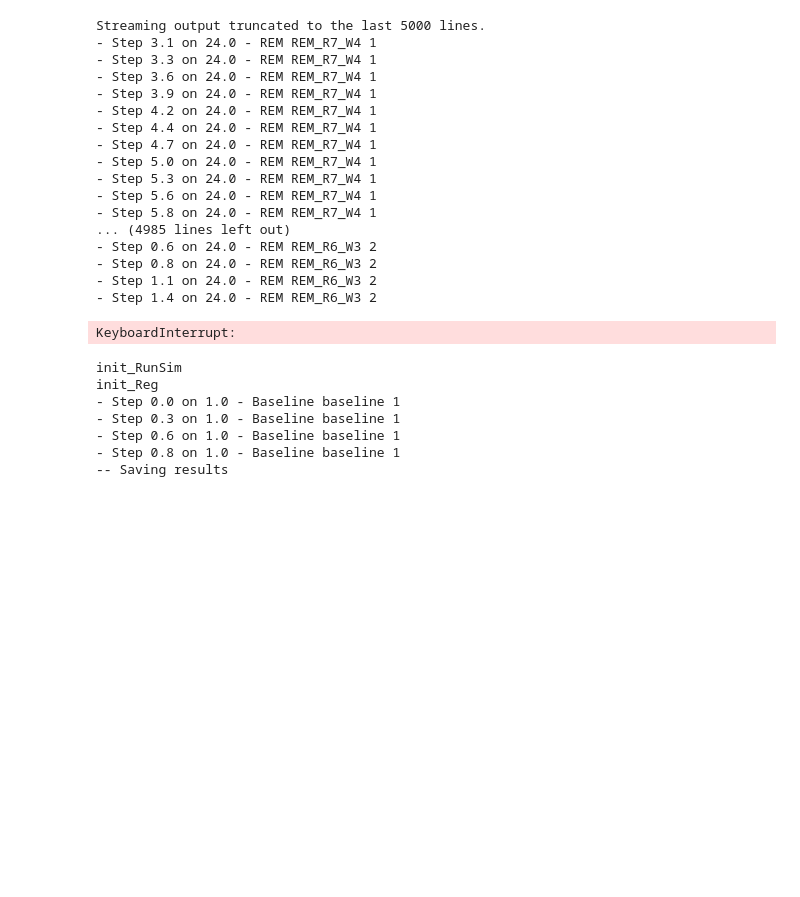
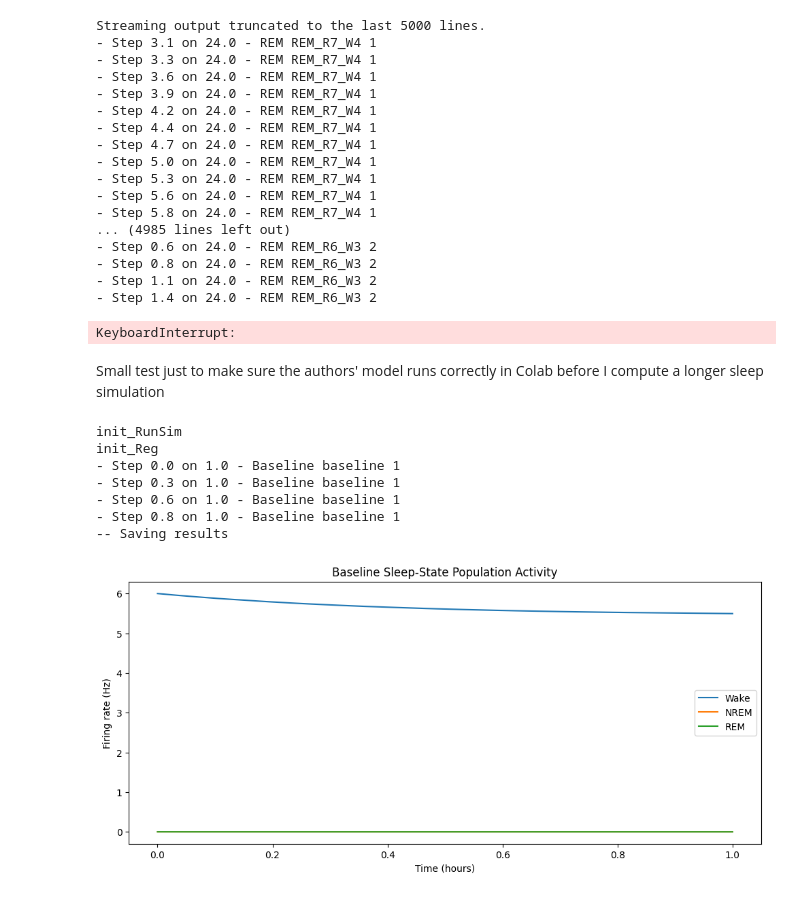
Before and after one commit to briskicedteaa/SP-Model-Repo, a Jupyter notebook: Prototype_v0_3.ipynb, the cells around one changed output. Cells and saved outputs as stored; diff of their text form; code cells hidden in the pictures; blank space fills up the shorter version.

Commit message:
Added markdowns

```diff
--- a/Prototype_v0_3.ipynb
+++ b/Prototype_v0_3.ipynb
@@ -459,6 +459,8 @@ Streaming output truncated to the last 5000 lines.
 - Step 1.1 on 24.0 - REM REM_R6_W3 2
 - Step 1.4 on 24.0 - REM REM_R6_W3 2
 KeyboardInterrupt:
+# %% [markdown]
+Small test just to make sure the authors' model runs correctly in Colab before I compute a longer sleep simulation
 # %%
 g_RRe = 1.6
 g_RWe = 1.0
@@ -487,3 +489,28 @@ init_Reg
 - Step 0.6 on 1.0 - Baseline baseline 1
 - Step 0.8 on 1.0 - Baseline baseline 1
 -- Saving results
+# %%
+#@markdown #### **Plot**
+
+#@markdown The model stayed basically awake for the entire first simulated hour. Wake activity starts around 6 Hz and slowly falls toward about 5.5 Hz, while NREM and REM stay essentially at zero. So there was no state transition yet.
+
+#@markdown That actually matches the behavior the authors describe: their model deliberately starts with high Wake-population activity, then the homeostatic sleep drive gradually builds during wakefulness until Wake activity eventually drops and the model enters NREM. REM/NREM alternations happen later.
+
+import matplotlib.pyplot as plt
+
+time_hours = baseline.tempTime / 3600
+
+plt.figure(figsize=(12, 5))
+
+plt.plot(time_hours, baseline.F_W, label="Wake")
+plt.plot(time_hours, baseline.F_N, label="NREM")
+plt.plot(time_hours, baseline.F_R, label="REM")
+
+plt.xlabel("Time (hours)")
+plt.ylabel("Firing rate (Hz)")
+plt.title("Baseline Sleep-State Population Activity")
+plt.legend()
+
+plt.show()
+# %% [output]
+[figure, added]
```
